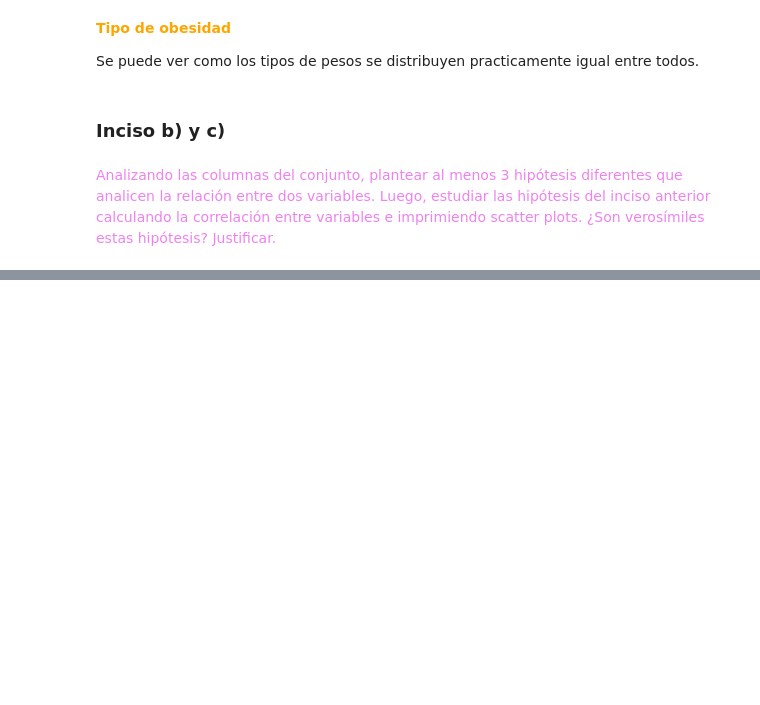
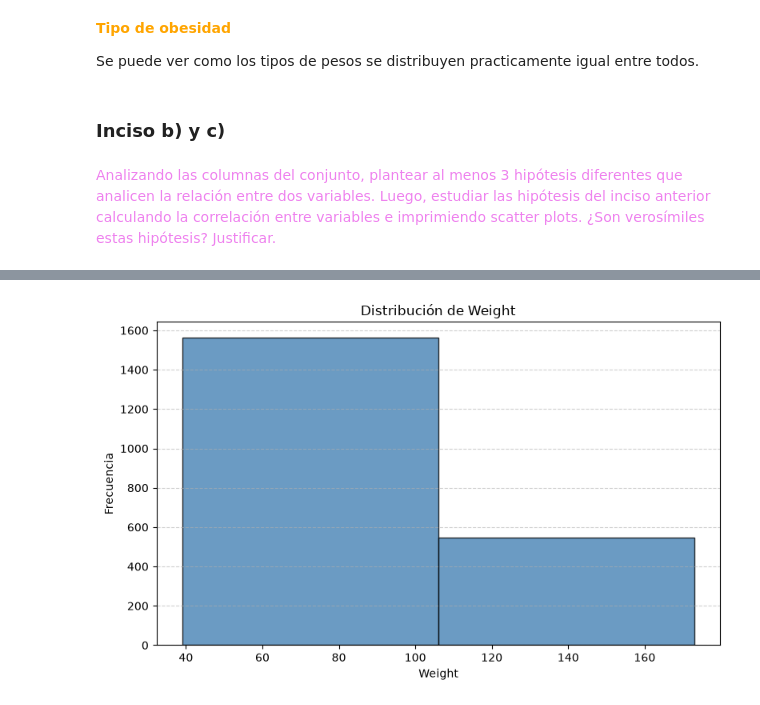
Before and after one commit to tomasrezola-dev/Ciencia-de-datos, a Jupyter notebook: tp3/ej1/ej1.ipynb, the cells around one changed output, grey strips where cells are left out. Saved outputs shown, nothing was run; the diff lists cells and outputs as text; code cells hidden in the pictures; blank space fills up the shorter version.

```diff
--- a/tp3/ej1/ej1.ipynb
+++ b/tp3/ej1/ej1.ipynb
@@ -166,0 +159,4 @@ plt.show()
+# %%
+utils.histograma(df, 'Weight', 2)
+# %% [output]
+[figure, added]
```
Also changed, not shown: parts of 15 cells of this notebook.
